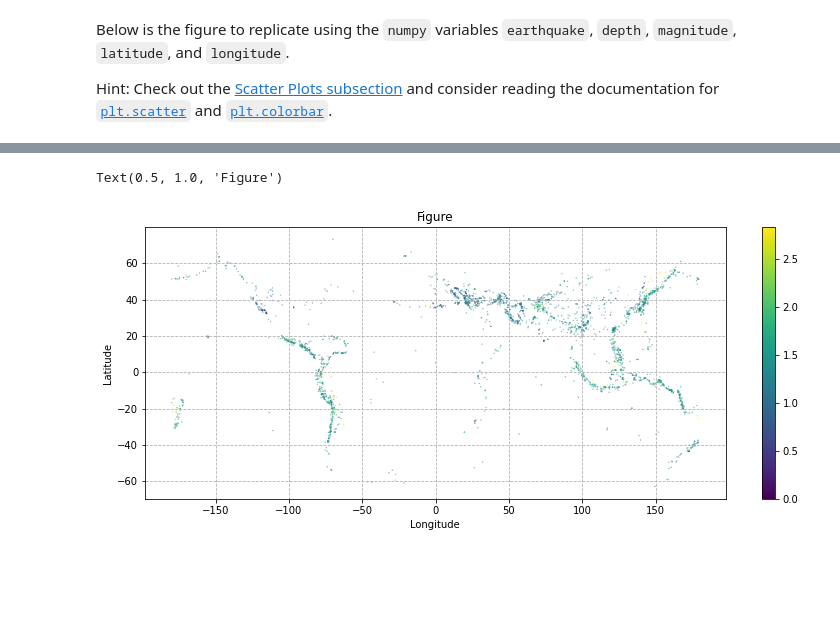
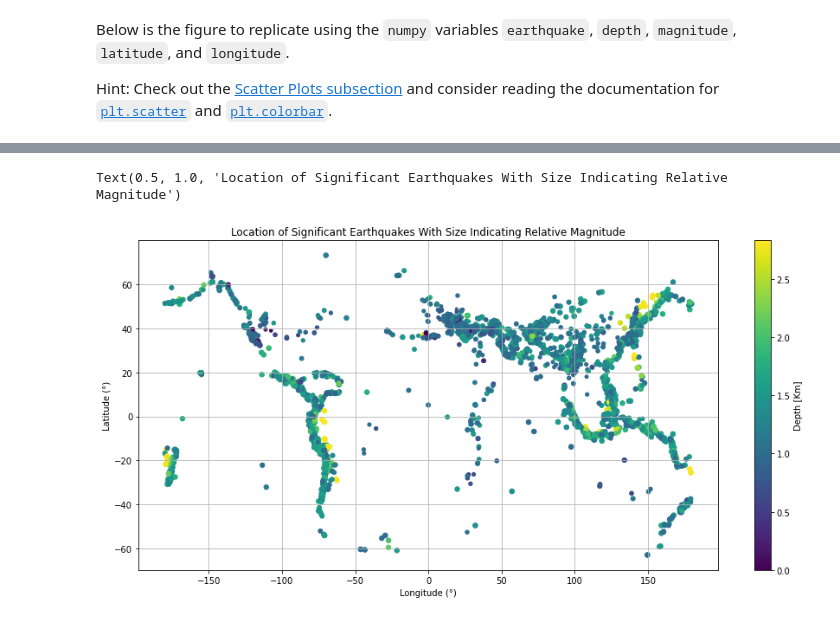
Before and after one commit to AlePol27/2022_ML_Earth_Env_Sci, a Jupyter notebook: Lab_Notebooks/S1_3_Matplotlib.ipynb, the cells around one changed output, grey strips where cells are left out. Cells and saved outputs as stored; diff of their text form; code cells hidden in the pictures; blank space fills up the shorter version.

```diff
--- a/Lab_Notebooks/S1_3_Matplotlib.ipynb
+++ b/Lab_Notebooks/S1_3_Matplotlib.ipynb
@@ -525,13 +526,14 @@ Hint: Check out the [Scatter Plots subsection](#Scatter) and consider reading th
 ![fig3.png](embedded-picture-1)
 # %%
 # Replicate the figure here
-fig, carte = plt.subplots(figsize=(13, 5))
-splot = carte.scatter(longitude, latitude, c=np.log10(depth), s=(magnitude/100))
-carte.grid(linestyle='--')
-fig.colorbar(splot)
-carte.set_xlabel('Longitude')
-carte.set_ylabel('Latitude')
-carte.set_title(r'Figure')
+fig, axes = plt.subplots(figsize=(15, 7))
+f_plot = axes.scatter(longitude, latitude, c=np.log10(depth), s=(magnitude*4))
+axes.grid(linestyle='-')
+color = fig.colorbar(f_plot)
+color.set_label('Depth [Km]')
+axes.set_xlabel('Longitude (°)')
+axes.set_ylabel('Latitude (°)')
+axes.set_title(r'Location of Significant Earthquakes With Size Indicating Relative Magnitude')
 # %% [output]
-Text(0.5, 1.0, 'Figure')
+Text(0.5, 1.0, 'Location of Significant Earthquakes With Size Indicating Relative Magnitude')
-[figure, old version]
+[figure, new version]
```
Also changed, not shown: parts of 1 cell of this notebook.
